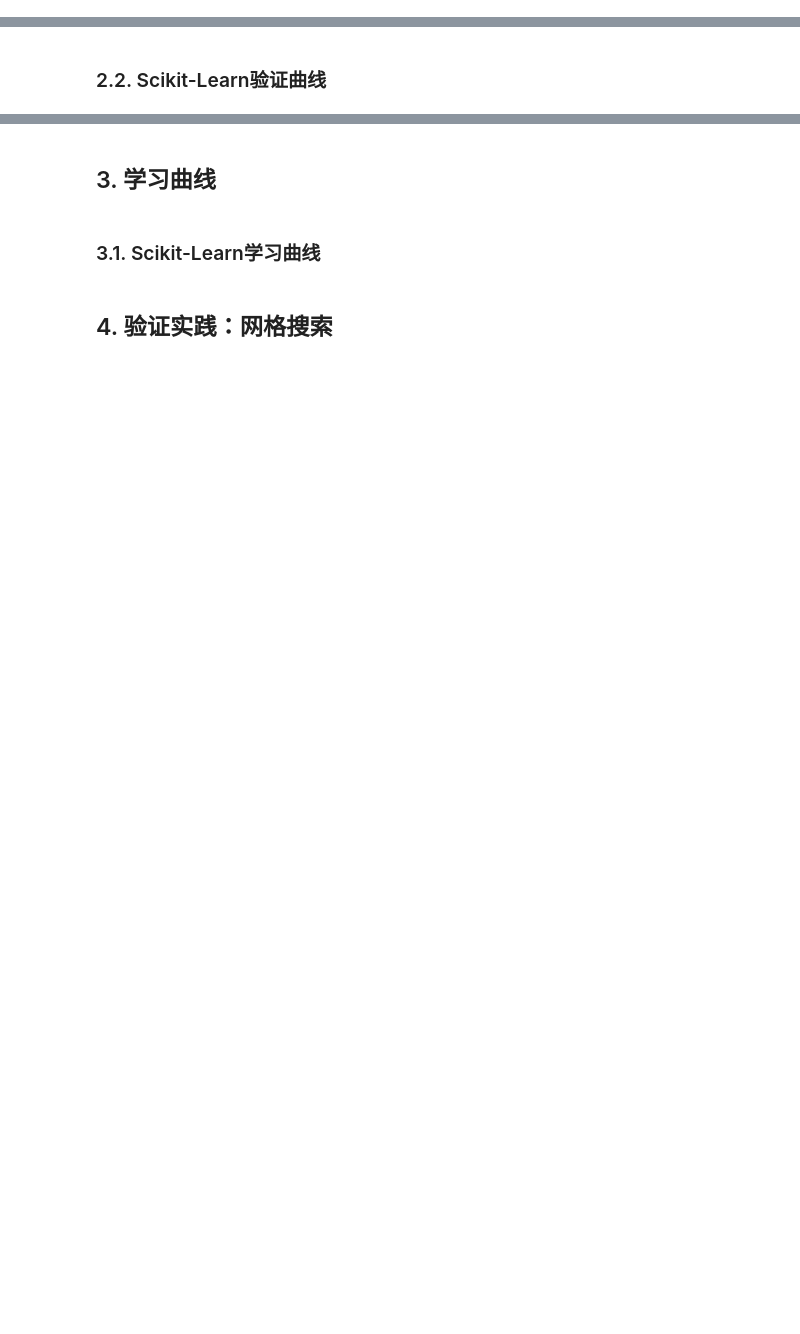
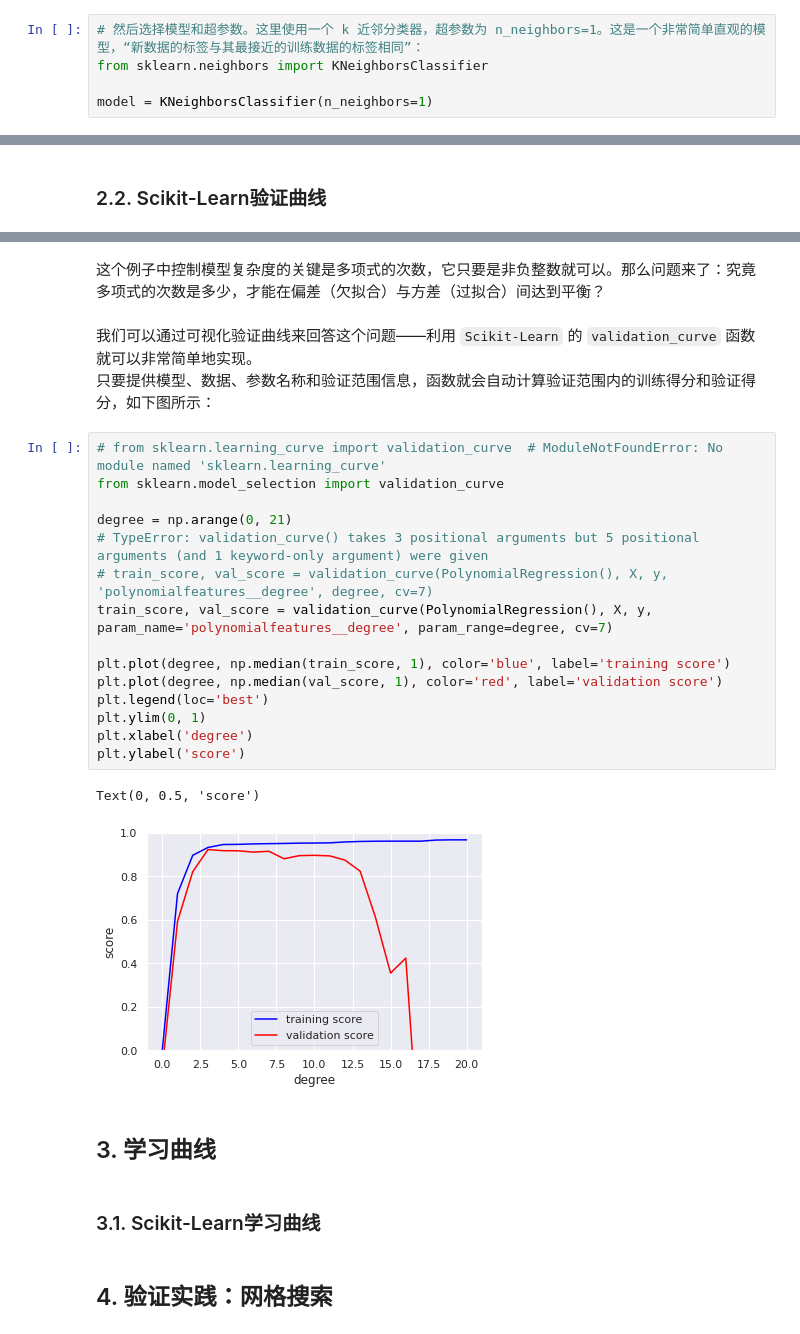
Before and after one commit to michaelbrucelin/HelloLanguage, a Jupyter notebook: Jupyter/Python/Book/Python数据科学手册/04-机器学习/03-超参数与模型验证.ipynb, the cells around one changed output, grey strips where cells are left out. Drawn from its saved outputs; the diff is of its cells as text; blank space fills up the shorter version.

```diff
--- a/Jupyter/Python/Book/Python数据科学手册/04-机器学习/03-超参数与模型验证.ipynb
+++ b/Jupyter/Python/Book/Python数据科学手册/04-机器学习/03-超参数与模型验证.ipynb
@@ -15,0 +26,5 @@
+# %%
+# 然后选择模型和超参数。这里使用一个 k 近邻分类器，超参数为 n_neighbors=1。这是一个非常简单直观的模型，“新数据的标签与其最接近的训练数据的标签相同”：
+from sklearn.neighbors import KNeighborsClassifier
+
+model = KNeighborsClassifier(n_neighbors=1)
@@ -26,3 +209,26 @@
+# %% [markdown]
+这个例子中控制模型复杂度的关键是多项式的次数，它只要是非负整数就可以。那么问题来了：究竟多项式的次数是多少，才能在偏差（欠拟合）与方差（过拟合）间达到平衡？
+# %% [markdown]
+我们可以通过可视化验证曲线来回答这个问题——利用 `Scikit-Learn` 的 `validation_curve` 函数就可以非常简单地实现。
+只要提供模型、数据、参数名称和验证范围信息，函数就会自动计算验证范围内的训练得分和验证得分，如下图所示：
+# %%
+# from sklearn.learning_curve import validation_curve  # ModuleNotFoundError: No module named 'sklearn.learning_curve'
+from sklearn.model_selection import validation_curve
+
+degree = np.arange(0, 21)
+# TypeError: validation_curve() takes 3 positional arguments but 5 positional arguments (and 1 keyword-only argument) were given
+# train_score, val_score = validation_curve(PolynomialRegression(), X, y, 'polynomialfeatures__degree', degree, cv=7)
+train_score, val_score = validation_curve(PolynomialRegression(), X, y, param_name='polynomialfeatures__degree', param_range=degree, cv=7)
+
+plt.plot(degree, np.median(train_score, 1), color='blue', label='training score')
+plt.plot(degree, np.median(val_score, 1), color='red', label='validation score')
+plt.legend(loc='best')
+plt.ylim(0, 1)
+plt.xlabel('degree')
+plt.ylabel('score')
+# %% [output]
+Text(0, 0.5, 'score')
+[figure, added]
 # %% [markdown]
 ## 3. 学习曲线
 # %% [markdown]
```
Also changed, not shown: parts of 28 cells of this notebook.
